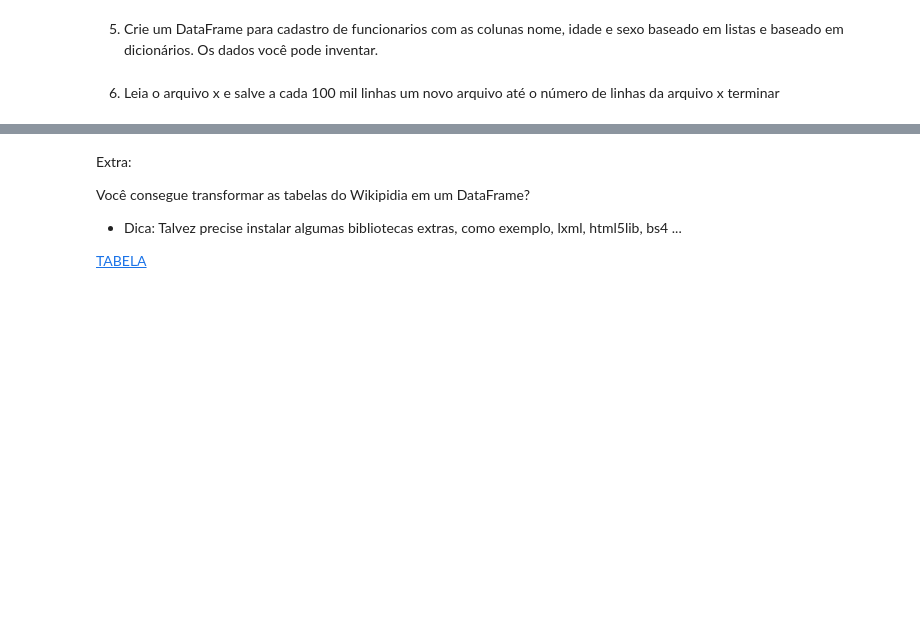
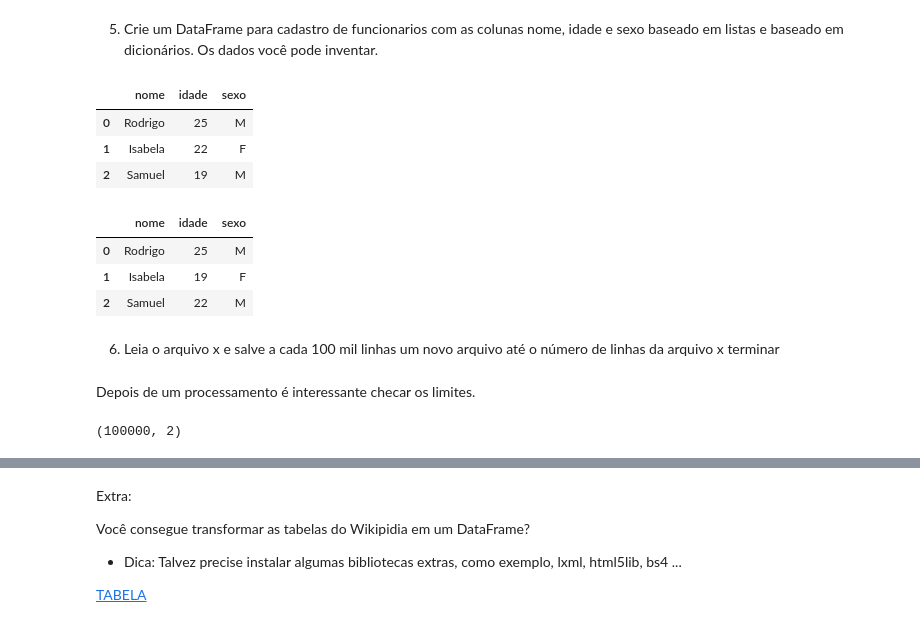
Before and after one commit to rocabrera/curso_ml, a Jupyter notebook: semana_1/intro_pandas_gabarito.ipynb, the cells around one changed output, grey strips where cells are left out. Cells and saved outputs as stored; diff of their text form; code cells hidden in the pictures; blank space fills up the shorter version.

```diff
--- a/semana_1/intro_pandas_gabarito.ipynb
+++ b/semana_1/intro_pandas_gabarito.ipynb
@@ -265,7 +408,31 @@ df = pd.read_json("data_exercise/exercise4.json", orient="split")
 # %% [markdown]
 5. Crie um DataFrame para cadastro de funcionarios com as colunas nome, idade e sexo baseado em listas e baseado em dicionários. Os dados você pode inventar.
 # %%
-# on progress
+# baseado em lista
+columns = ["nome", "idade", "sexo"]
+data = [["Rodrigo", 25, "M"],
+        ["Isabela", 22, "F"],
+        ["Samuel", 19, "M"]]
+pd.DataFrame(data, columns=columns)
+# %% [output]
+|  | nome | idade | sexo |
+| 0 | Rodrigo | 25 | M |
+| 1 | Isabela | 22 | F |
+| 2 | Samuel | 19 | M |
+# %%
+# baseado em dicionario
+# baseado em lista
+data = {
+        "nome":  ["Rodrigo", "Isabela", "Samuel"],
+        "idade": [25, 19, 22],
+        "sexo":  ["M", "F", "M"]
+       }
+pd.DataFrame(data)
+# %% [output]
+|  | nome | idade | sexo |
+| 0 | Rodrigo | 25 | M |
+| 1 | Isabela | 19 | F |
+| 2 | Samuel | 22 | M |
 # %% [markdown]
 6. Leia o arquivo x e salve a cada 100 mil linhas um novo arquivo até o número de linhas da arquivo x terminar
 # %%
@@ -272,0 +450,6 @@ df = pd.read_json("data_exercise/exercise4.json", orient="split")
+# %% [markdown]
+Depois de um processamento é interessante checar os limites.
+# %%
+pd.read_csv("exercise6/new_file1.csv").shape
+# %% [output]
+(100000, 2)
```
Also changed, not shown: parts of 35 cells of this notebook, 1 other file.
